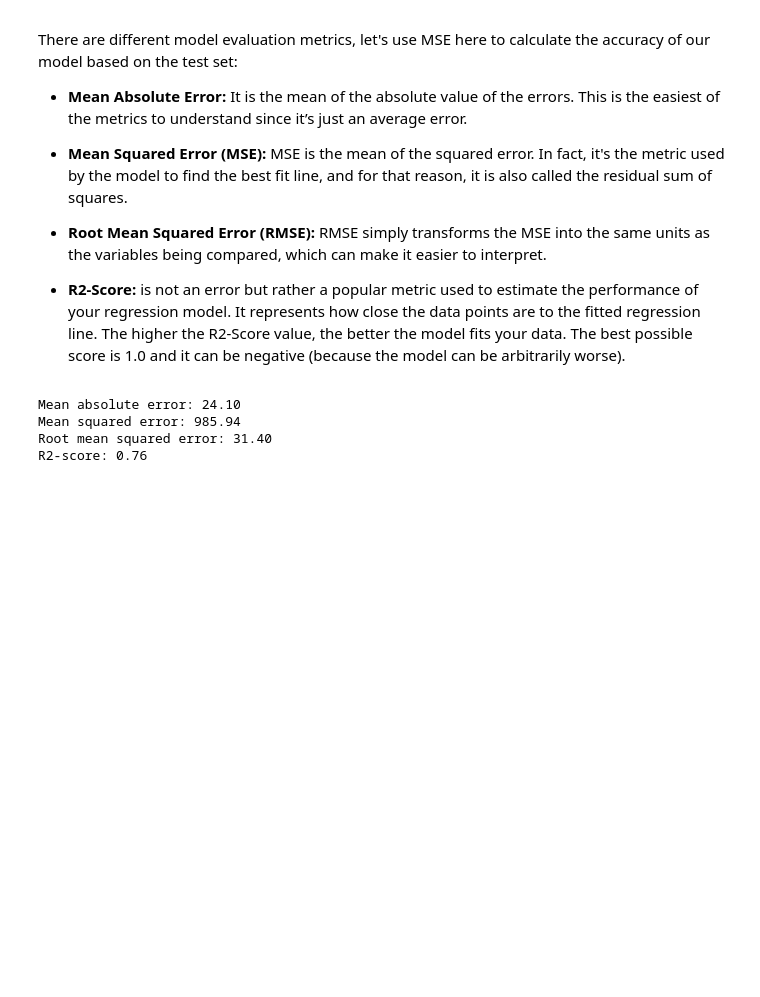
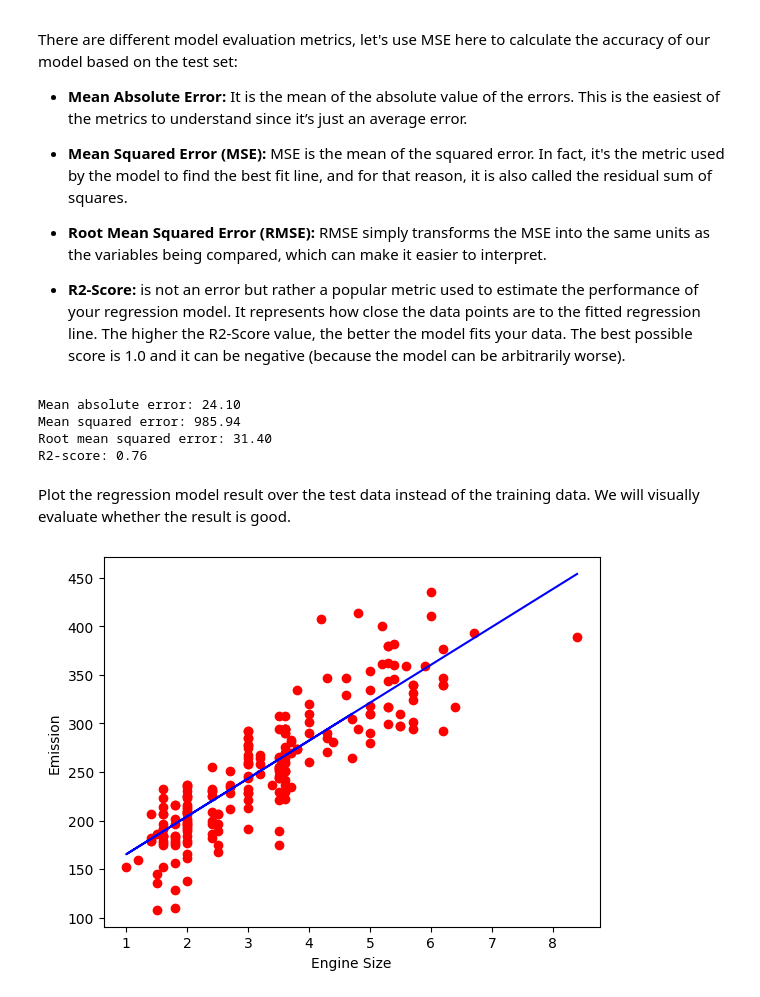
Before and after one commit to YoussefChati/CO2_Emission_ML, a Jupyter notebook: notebook.ipynb, the cells around one changed output. Saved outputs shown, nothing was run; the diff lists cells and outputs as text; code cells hidden in the pictures; blank space fills up the shorter version.

Commit message:
graph

```diff
--- a/notebook.ipynb
+++ b/notebook.ipynb
@@ -209,3 +209,13 @@ Mean absolute error: 24.10
 Mean squared error: 985.94
 Root mean squared error: 31.40
 R2-score: 0.76
+# %% [markdown]
+Plot the regression model result over the test data instead of the training data. We will visually evaluate whether the result is good.
+# %%
+plt.scatter(X_test, y_test, color = "red")
+plt.plot(X_test, regressor.coef_ * X_test + regressor.intercept_, '-r', color='blue')
+plt.xlabel('Engine Size')
+plt.ylabel("Emission")
+plt.show()
+# %% [output]
+[figure, added]
```
Also changed, not shown: parts of 3 cells of this notebook, 1 other file.
